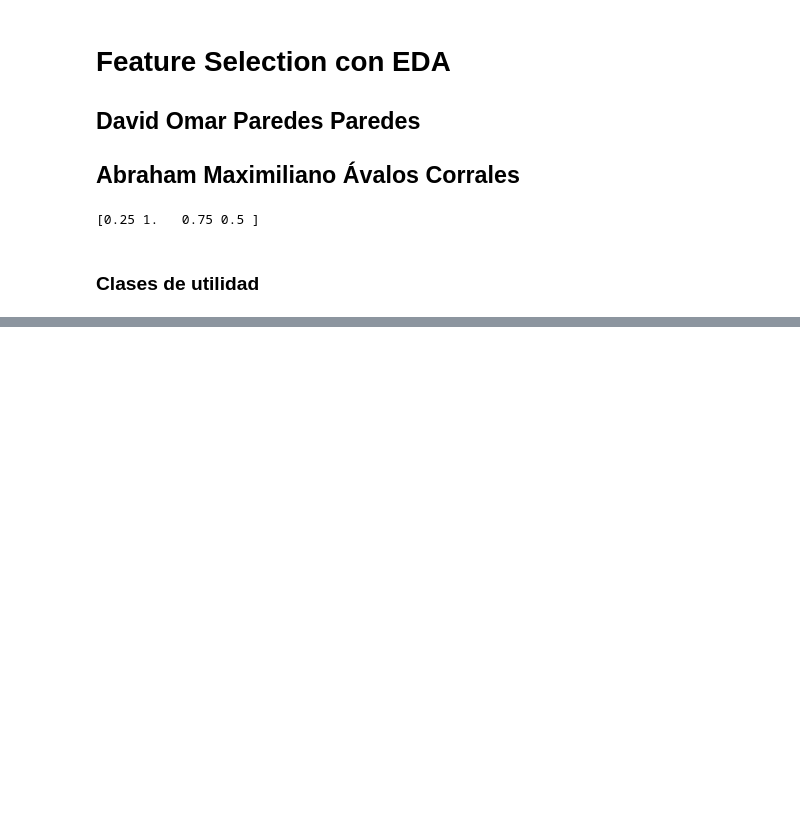
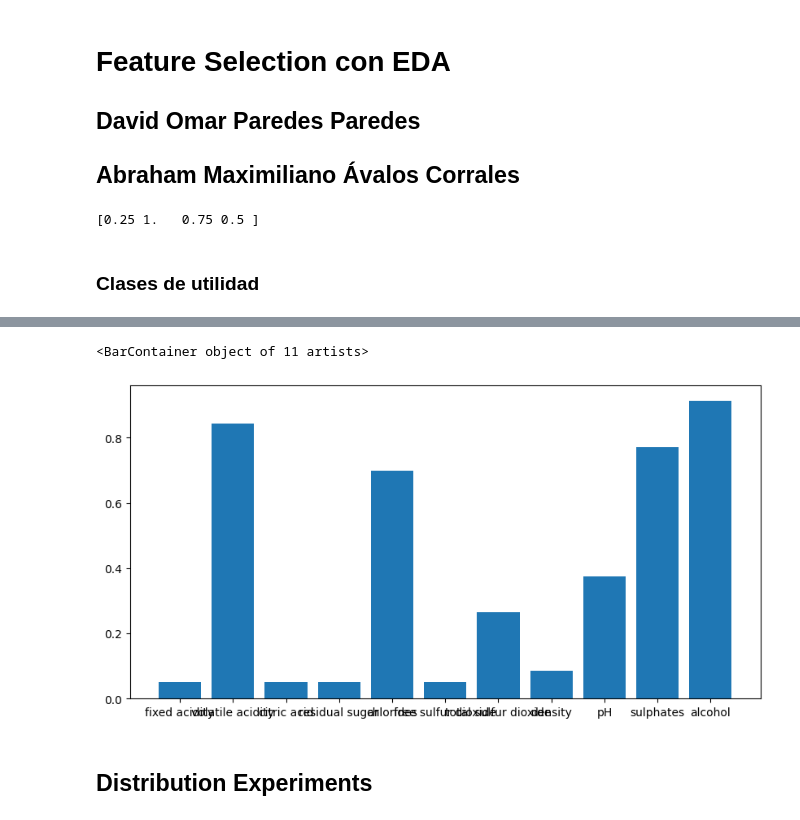
Before and after one commit to DavidParedes2021/Optimization, a Jupyter notebook: 05 - Feature Selection EDA/featureSelectionEDA.ipynb, the cells around one changed output, grey strips where cells are left out. Drawn from its saved outputs; the diff is of its cells as text; code cells hidden in the pictures; blank space fills up the shorter version.

```diff
--- a/05 - Feature Selection EDA/featureSelectionEDA.ipynb
+++ b/05 - Feature Selection EDA/featureSelectionEDA.ipynb
@@ -460,0 +475,8 @@ Iteration: 16/20
+# %%
+plt.figure(figsize=(10, 5))
+plt.bar(problem.features_names, result['prob dist'])
+# %% [output]
+<BarContainer object of 11 artists>
+[figure, added]
+# %% [markdown]
+## Distribution Experiments
```
Also changed, not shown: parts of 6 cells of this notebook.
